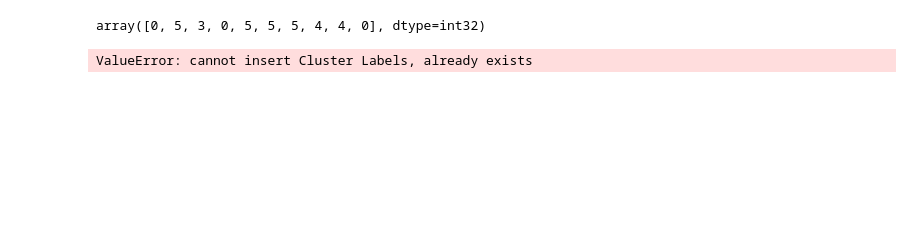
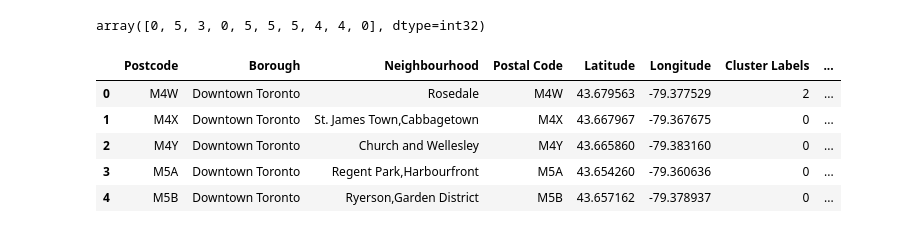
Before and after one commit to huiliijiang/coursera-project, a Jupyter notebook: Toronto.ipynb, the cells around one changed output. Cells and saved outputs as stored; diff of their text form; code cells hidden in the pictures; blank space fills up the shorter version.

```diff
--- a/Toronto.ipynb
+++ b/Toronto.ipynb
@@ -507,15 +476,20 @@ array([0, 5, 3, 0, 5, 5, 5, 4, 4, 0], dtype=int32)
 # %%
 # add clustering labels
 neighbourhoods_venues_sorted.insert(0, 'Cluster Labels', kmeans.labels_)
 
-downtown_toronto_merged = downtown_toronto_data
+downtown_toronto_merged = downtown_toronto
 
 # merge toronto_grouped with toronto_data to add latitude/longitude for each neighborhood
 downtown_toronto_merged = downtown_toronto_merged.join(neighbourhoods_venues_sorted.set_index('Neighbourhood'), on='Neighbourhood')
 
 downtown_toronto_merged.head() # check the last columns!
 # %% [output]
-ValueError: cannot insert Cluster Labels, already exists
+|  | Postcode | Borough | Neighbourhood | Postal Code | Latitude | Longitude | Cluster Labels | ... |
+| 0 | M4W | Downtown Toronto | Rosedale | M4W | 43.679563 | -79.377529 | 2 | ... |
+| 1 | M4X | Downtown Toronto | St. James Town,Cabbagetown | M4X | 43.667967 | -79.367675 | 0 | ... |
+| 2 | M4Y | Downtown Toronto | Church and Wellesley | M4Y | 43.665860 | -79.383160 | 0 | ... |
+| 3 | M5A | Downtown Toronto | Regent Park,Harbourfront | M5A | 43.654260 | -79.360636 | 0 | ... |
+| 4 | M5B | Downtown Toronto | Ryerson,Garden District | M5B | 43.657162 | -79.378937 | 0 | ... |
 # %%
 # create map
 map_clusters = folium.Map(location=[latitude, longitude], zoom_start=11)
```
Also changed, not shown: parts of 6 cells of this notebook.
